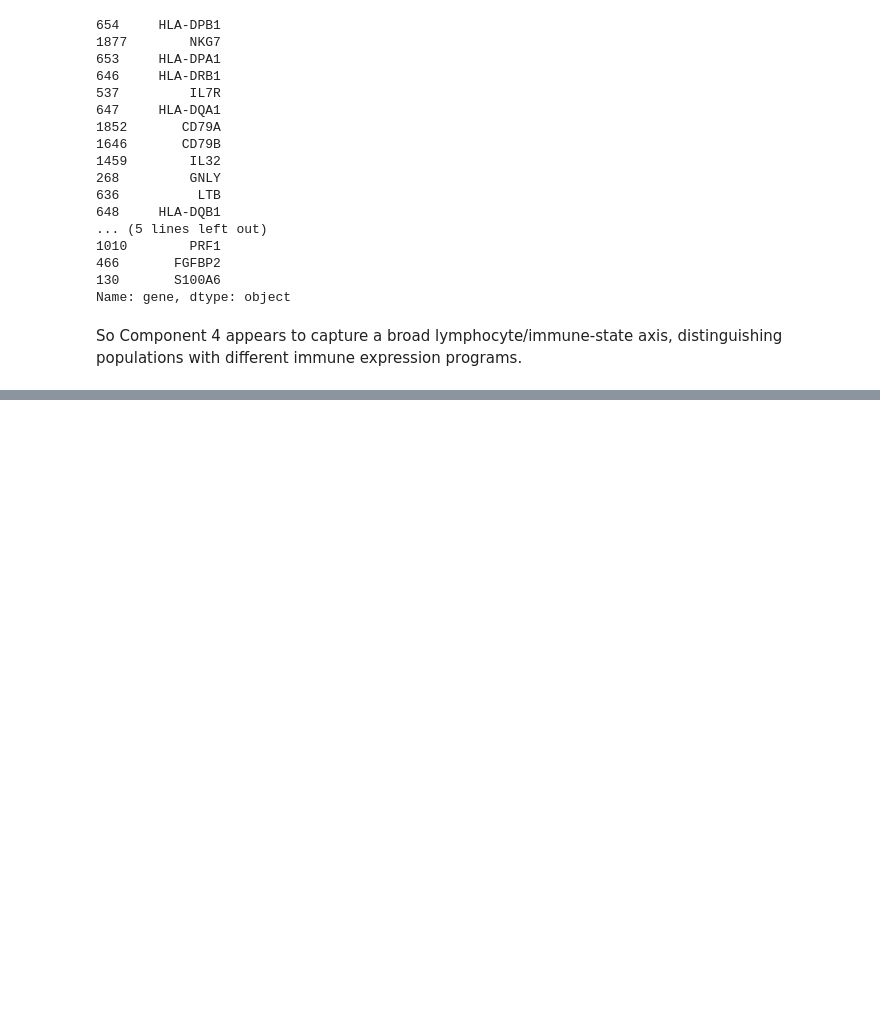
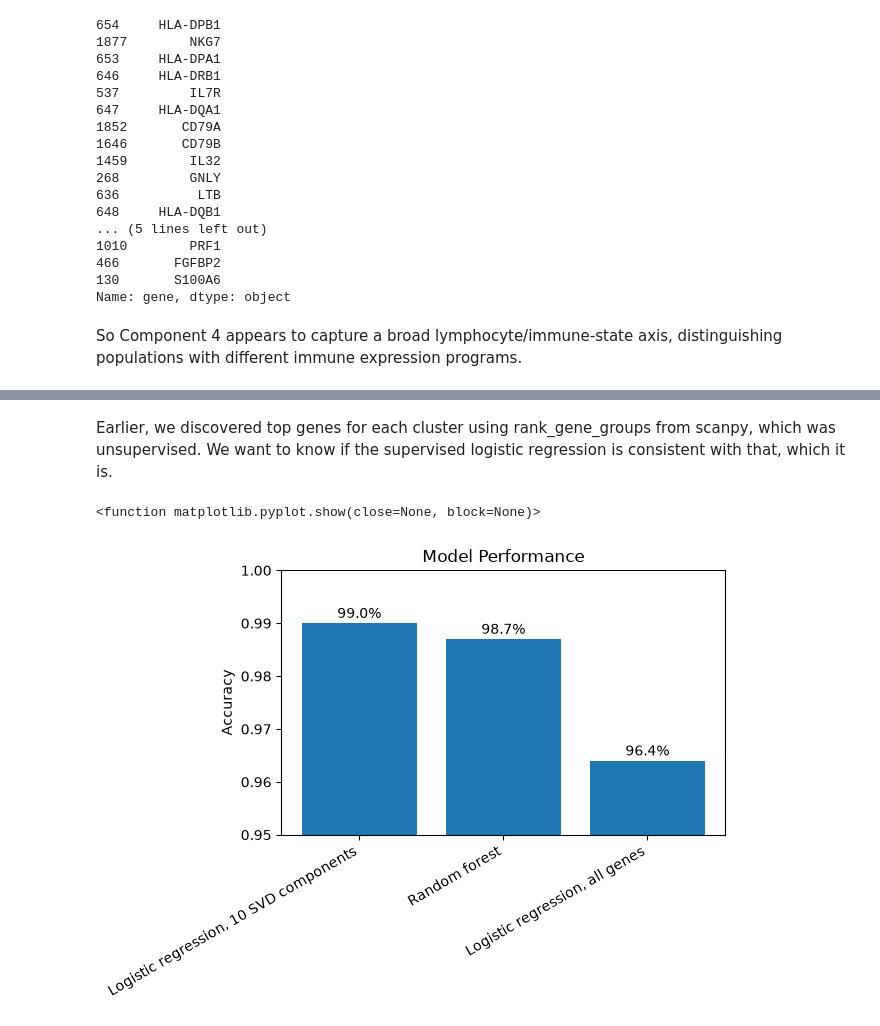
Before and after one commit to yukarachel/sc-RNA-seq-PBMC-3k, a Jupyter notebook: notebooks/03_cell_type_classification.ipynb, the cells around one changed output, grey strips where cells are left out. Drawn from its saved outputs; the diff is of its cells as text; code cells hidden in the pictures; blank space fills up the shorter version.

```diff
--- a/notebooks/03_cell_type_classification.ipynb
+++ b/notebooks/03_cell_type_classification.ipynb
@@ -242,7 +246,7 @@ plt.show()
 Saving the results of each model
 # %%
 model_results = {
-    "Logistic regression": 0.99
+    "Logistic regression, 10 SVD components": 0.99
 }
 # %% [markdown]
 Model 2 is Random Forest
@@ -439,0 +705,21 @@ coef_df
+# %% [markdown]
+Earlier, we discovered top genes for each cluster using rank_gene_groups from scanpy, which was unsupervised. We want to know if the supervised logistic regression is consistent with that, which it is.
+# %%
+model_results["Logistic regression, all genes"] = 0.964
+models = list(model_results.keys())
+accuracies = list(model_results.values())
+plt.bar(models, accuracies)
+plt.ylabel("Accuracy")
+plt.title("Model Performance")
+plt.ylim(0, 1)
+
+for i, value in enumerate(model_results.values()):
+    plt.text(i, value + 0.001, f"{value:.1%}", ha="center")
+
+plt.xticks(rotation=30, ha="right")
+plt.tight_layout()
+plt.ylim(0.95, 1.0)
+plt.show
+# %% [output]
+<function matplotlib.pyplot.show(close=None, block=None)>
+[figure, added]
```
Also changed, not shown: parts of 24 cells of this notebook, 4 other files.
